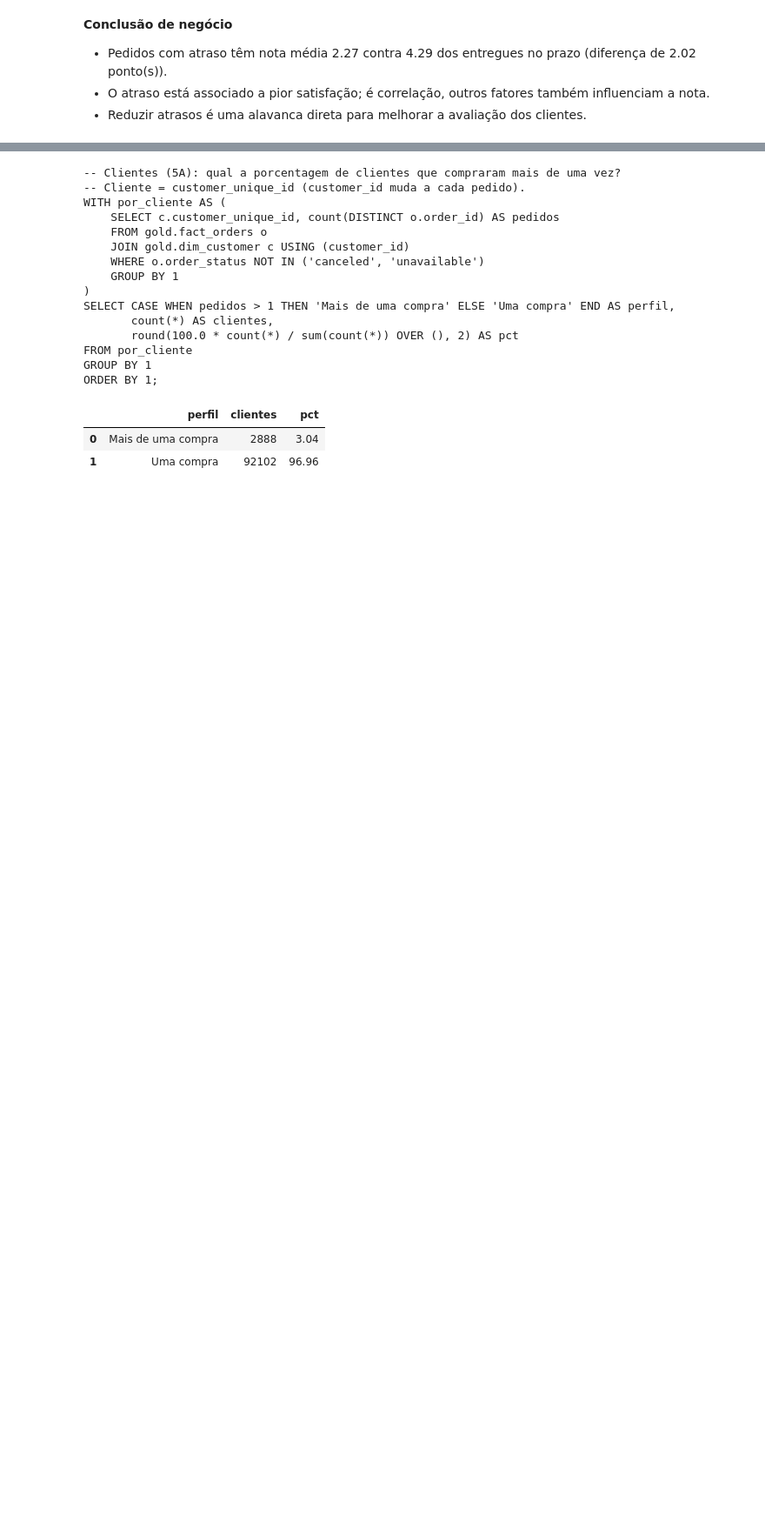
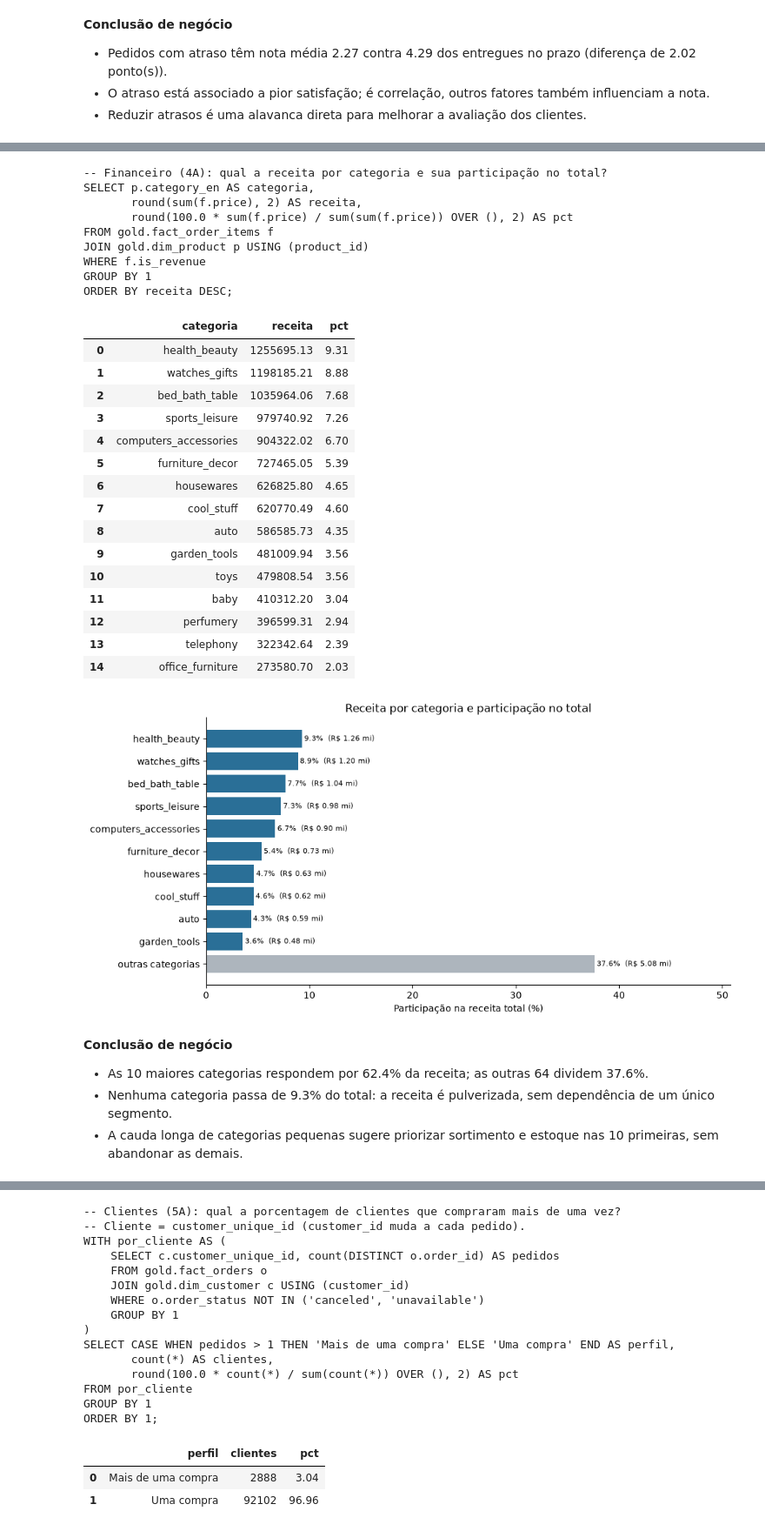
Before and after one commit to JulianaBallin/data-engineer-challenge, a Jupyter notebook: notebooks/exploratory_analysis.ipynb, the cells around one changed output, grey strips where cells are left out. Shown at 87% size. Cells and saved outputs as stored; diff of their text form; code cells hidden in the pictures; blank space fills up the shorter version.

```diff
--- a/notebooks/exploratory_analysis.ipynb
+++ b/notebooks/exploratory_analysis.ipynb
@@ -142 +290,44 @@ ORDER BY 1;
+# %%
+df = q("q4a_receita_share_categoria"); display(df.head(15))
+top = df.head(10).copy(); outras = df.iloc[10:]
+top.loc[len(top)] = ["outras categorias", outras.receita.sum(), outras.pct.sum()]
+fig, ax = plt.subplots(figsize=(10, 5)); cores = ["#2a6f97"] * 10 + ["#adb5bd"]
+b = ax.barh(top.categoria[::-1], top.pct[::-1], color=cores[::-1])
+for r, p, v in zip(b, top.pct[::-1], top.receita[::-1]): ax.text(r.get_width() + .2, r.get_y() + r.get_height() / 2, f"{p:.1f}%  (R$ {v/1e6:.2f} mi)", va="center", fontsize=8)
+ax.set_xlabel("Participação na receita total (%)"); ax.set_xlim(0, top.pct.max() * 1.35); ax.set_title("Receita por categoria e participação no total"); save(fig, "04a_receita_share_categoria")
+conclusao(f"As 10 maiores categorias respondem por {df.pct.head(10).sum():.1f}% da receita; as outras {len(df)-10} dividem {outras.pct.sum():.1f}%.",
+          f"Nenhuma categoria passa de {df.pct.iloc[0]:.1f}% do total: a receita é pulverizada, sem dependência de um único segmento.",
+          "A cauda longa de categorias pequenas sugere priorizar sortimento e estoque nas 10 primeiras, sem abandonar as demais.")
+# %% [output]
+-- Financeiro (4A): qual a receita por categoria e sua participação no total?
+SELECT p.category_en AS categoria,
+       round(sum(f.price), 2) AS receita,
+       round(100.0 * sum(f.price) / sum(sum(f.price)) OVER (), 2) AS pct
+FROM gold.fact_order_items f
+JOIN gold.dim_product p USING (product_id)
+WHERE f.is_revenue
+GROUP BY 1
+ORDER BY receita DESC;
+|  | categoria | receita | pct |
+| 0 | health_beauty | 1255695.13 | 9.31 |
+| 1 | watches_gifts | 1198185.21 | 8.88 |
+| 2 | bed_bath_table | 1035964.06 | 7.68 |
+| 3 | sports_leisure | 979740.92 | 7.26 |
+| 4 | computers_accessories | 904322.02 | 6.70 |
+| 5 | furniture_decor | 727465.05 | 5.39 |
+| 6 | housewares | 626825.80 | 4.65 |
+| 7 | cool_stuff | 620770.49 | 4.60 |
+| 8 | auto | 586585.73 | 4.35 |
+| 9 | garden_tools | 481009.94 | 3.56 |
+| 10 | toys | 479808.54 | 3.56 |
+| 11 | baby | 410312.20 | 3.04 |
+| 12 | perfumery | 396599.31 | 2.94 |
+| 13 | telephony | 322342.64 | 2.39 |
+| 14 | office_furniture | 273580.70 | 2.03 |
+[figure, added]
+**Conclusão de negócio**
+
+- As 10 maiores categorias respondem por 62.4% da receita; as outras 64 dividem 37.6%.
+- Nenhuma categoria passa de 9.3% do total: a receita é pulverizada, sem dependência de um único segmento.
+- A cauda longa de categorias pequenas sugere priorizar sortimento e estoque nas 10 primeiras, sem abandonar as demais.
 # %% [markdown]
```
Also changed, not shown: parts of 23 cells of this notebook, 35 other files.
